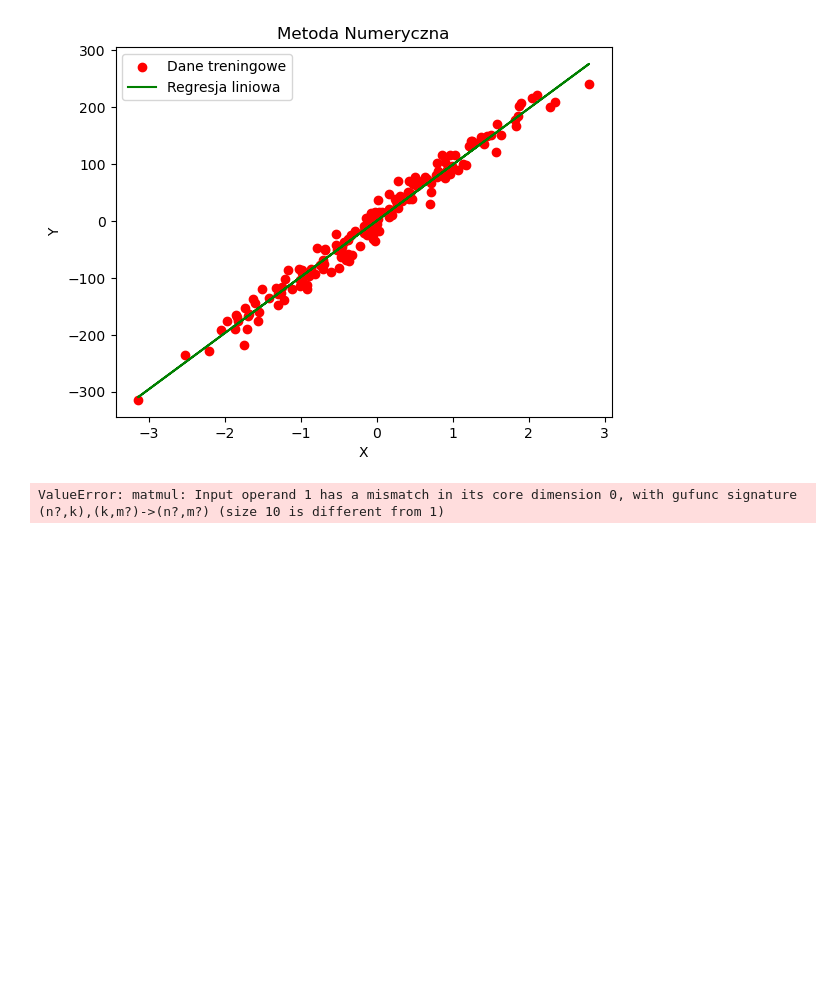
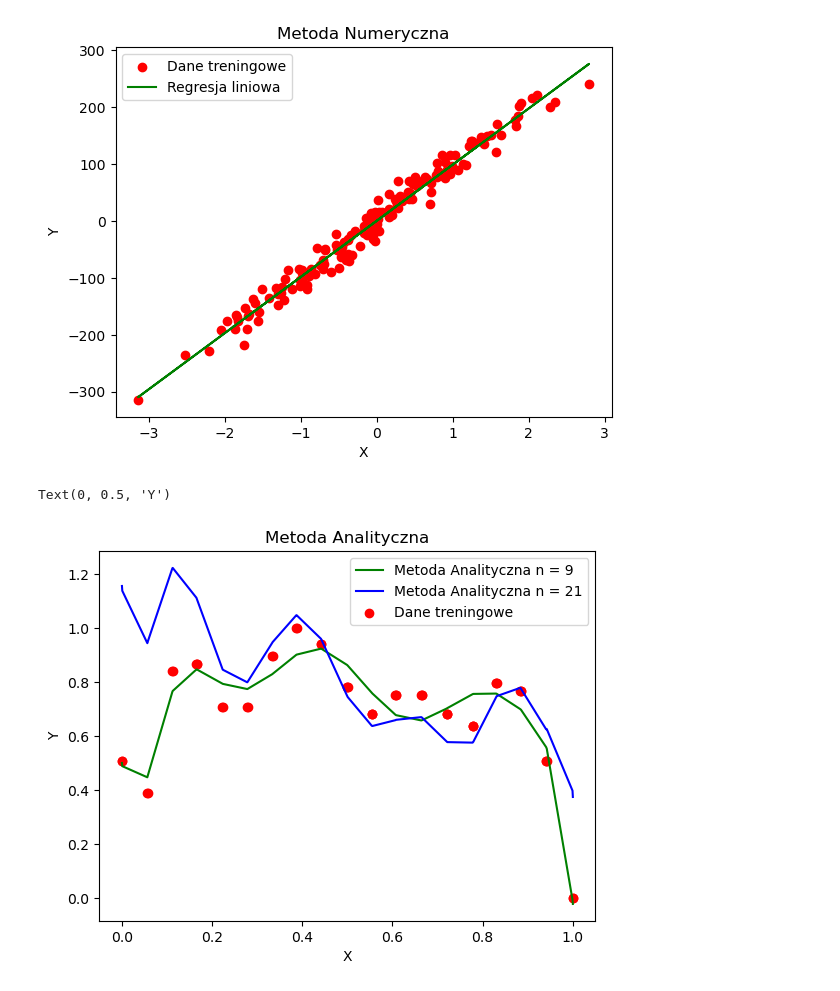
Before and after one commit to HaZhul/ML-models, a Jupyter notebook: PUM1/Lab1.ipynb, the cells around one changed output. Cells and saved outputs as stored; diff of their text form; code cells hidden in the pictures; blank space fills up the shorter version.

```diff
--- a/PUM1/Lab1.ipynb
+++ b/PUM1/Lab1.ipynb
@@ -92,32 +94,58 @@ y_2 = flapy_2['y']
 
 X_3 = flapy_3['X']
 y_3 = flapy_3['y']
+# %%
+y_min = min(y_1)
+y_max = max(y_1)
+y_1 = [(y_comp - y_min) / (y_max - y_min) for y_comp in y_1]
+
+x_min = min(X_1)
+x_max = max(X_1)
+X_1 = np.array([(x_comp - x_min) / (x_max - x_min) for x_comp in X_1])
 # %%
-poly_9_1 = PolynomialFeatures(9)
-poly_21_1 = PolynomialFeatures(21)
+poly_9_1 = PolynomialFeatures(9, include_bias=True)
+poly_21_1 = PolynomialFeatures(21, include_bias=True)
 
-X_9_1_train, X_9_1_test, y_9_1_train, y_9_1_test = train_test_split(X_1, y_1, test_size = 1/2, random_state=254397)
-X_21_1_train, X_21_1_test, y_21_1_train, y_21_1_test = train_test_split(X_1, y_1, test_size = 1/2, random_state=254397)
+# X_9_1_train, X_9_1_test, y_9_1_train, y_9_1_test = train_test_split(X_1, y_1, test_size = 1/2, random_state=254397)
+# X_21_1_train, X_21_1_test, y_21_1_train, y_21_1_test = train_test_split(X_1, y_1, test_size = 1/2, random_state=254397)
+
+#XP_1 = np.c_[X_1, np.ones_like(X_1)]
+
+XP_9_1 = poly_9_1.fit_transform(X_1)
+XP_21_1 = poly_21_1.fit_transform(X_1)
+
+reg9 = LinearRegression()
+reg9.fit(XP_9_1, y_1)
+y_pred_9_1_linear = reg9.predict(XP_9_1)
+# print(reg.coef_)
+
+reg21 = LinearRegression()
+reg21.fit(XP_21_1, y_1)
+y_pred_21_1_linear = reg21.predict(XP_21_1)
 
 
-XP_9_1 = poly_9_1.fit_transform(X_9_1_train)
-XP_21_1 = poly_21_1.fit_transform(X_21_1_train)
+# print(f'Sklearn: {reg.score(XP_9_1, y_1)}')
 
-reg = LinearRegression()
-reg.fit(XP_9_1, y_9_1_train)
-y_9_1_pred_linear = X_9_1_train @ reg.coef_
+# print(f'XP_9_1: {XP_9_1.shape}, \nXP_9_1.T: {XP_9_1.T.shape}, \ny_1: {y_1.shape}, \nXP_9_1.T @ XP_9_1: {(XP_9_1.T @ XP_9_1).shape},\n np.linalg.inv(XP_9_1.T @ XP_9_1): {(np.linalg.inv(XP_9_1.T @ XP_9_1)).shape}')
+theta_9_1 = np.linalg.inv(XP_9_1.T @ XP_9_1) @ XP_9_1.T @ y_1
+y_pred_9_1 = XP_9_1 @ theta_9_1
 
-print(f'Sklearn: {reg.score(XP_9_1, y_9_1_train)}')
-theta_9_1 = (np.linalg.inv(XP_9_1.T @ XP_9_1) @ XP_9_1.T @ y_9_1_train)
-y_pred_9_1 = XP_9_1 * theta_9_1
+theta_21_1 = np.linalg.inv(XP_21_1.T @ XP_21_1) @ XP_21_1.T @ y_1
+y_pred_21_1 = XP_21_1 @ theta_21_1
+# print(y_pred_9_1)
+# print(X_1)
 
-print(f'Analityczna: {theta_9_1}')
+# print(f'Analityczna: {theta_9_1}')
 
-plt.scatter(X_9_1_train, y_9_1_train, color='red', label='Dane treningowe')
-plt.plot(X_9_1_train, y_9_1_pred_linear, color='green', label='Regresja liniowa')
-plt.title('Metoda Numeryczna')
+plt.plot(X_1, y_pred_9_1, color='green', label='Metoda Analityczna n = 9')
+plt.plot(X_1, y_pred_21_1, color='blue', label='Metoda Analityczna n = 21')
+plt.scatter(X_1, y_1, color='red', label='Dane treningowe')
+# plt.plot(X_1, y_pred_9_1_linear, color='green', label='Regresja liniowa n = 9')
+# plt.plot(X_1, y_pred_21_1_linear, color='black', label='Regresja liniowa n = 21')
+plt.title('Metoda Analityczna')
 plt.legend()
 plt.xlabel('X')
 plt.ylabel('Y')
 # %% [output]
-ValueError: matmul: Input operand 1 has a mismatch in its core dimension 0, with gufunc signature (n?,k),(k,m?)->(n?,m?) (size 10 is different from 1)
+Text(0, 0.5, 'Y')
+[figure, added]
```
Also changed, not shown: parts of 3 cells of this notebook.
